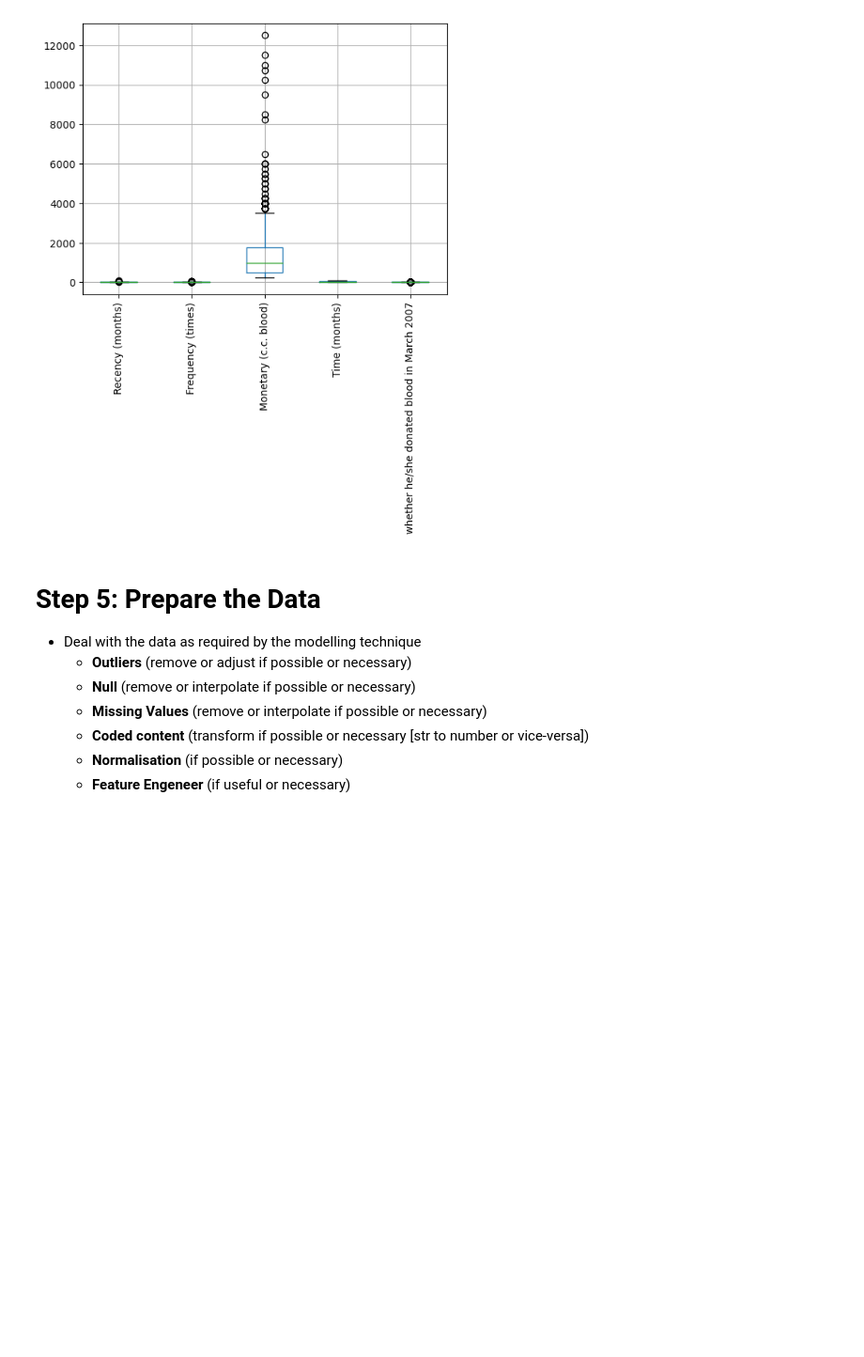
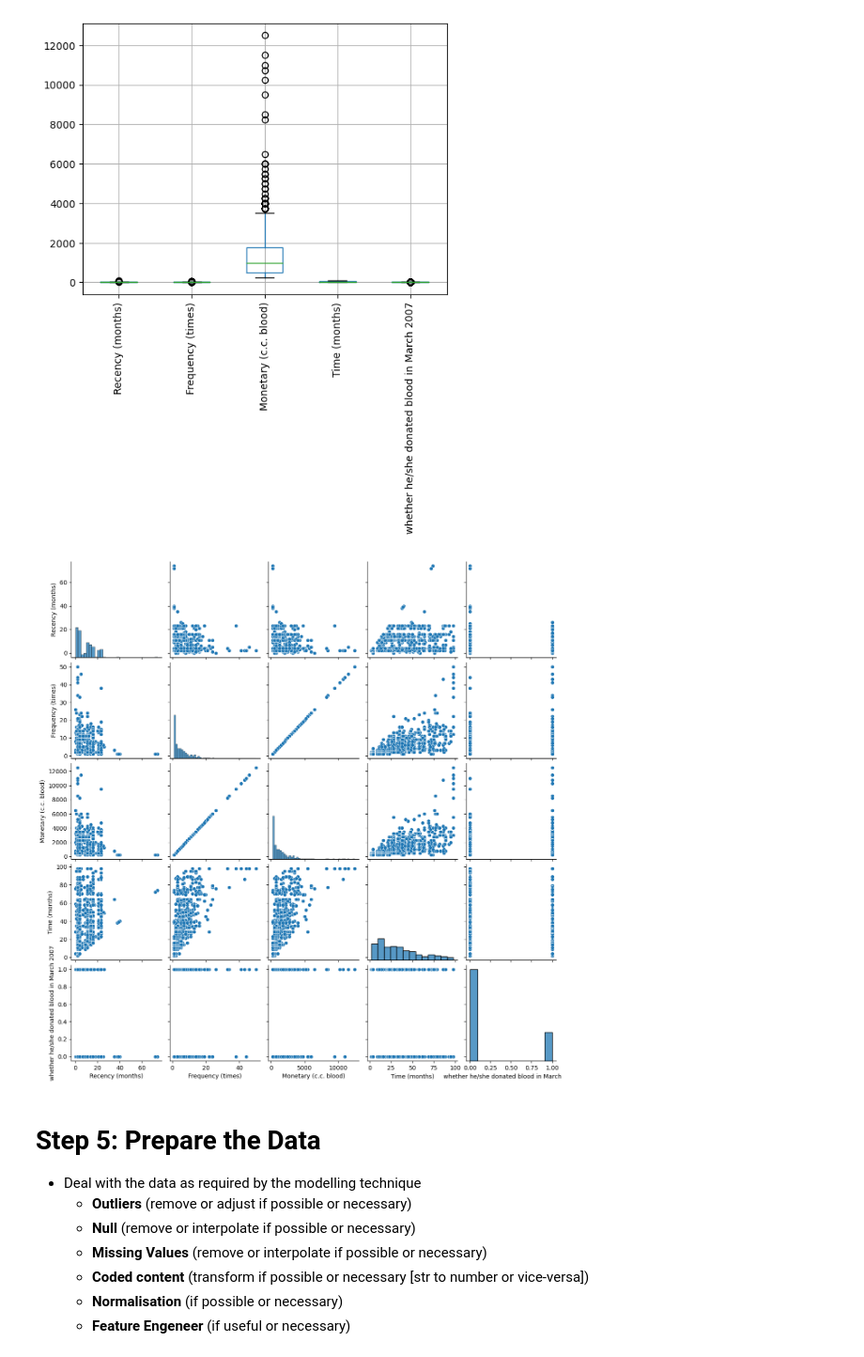
Before and after one commit to CDan07/IOD, a Jupyter notebook: Labs/Module 7/IOD_Lab-7_1_1 - Decision Trees.ipynb, the cells around one changed output. Shown at 94% size. Saved outputs shown, nothing was run; the diff lists cells and outputs as text; code cells hidden in the pictures; blank space fills up the shorter version.

```diff
--- a/Labs/Module 7/IOD_Lab-7_1_1 - Decision Trees.ipynb
+++ b/Labs/Module 7/IOD_Lab-7_1_1 - Decision Trees.ipynb
@@ -128,6 +128,14 @@ plt.xticks(rotation=90)
 plt.show()
 # %% [output]
 [figure]
+# %%
+## Visualise the data points
+
+# visualise features in pairs
+sns.pairplot(df)
+plt.show()
+# %% [output]
+[figure, added]
 # %% [markdown]
 # Step 5: Prepare the Data
 - Deal with the data as required by the modelling technique
```
Also changed, not shown: parts of 1 cell of this notebook, 1 other file.
